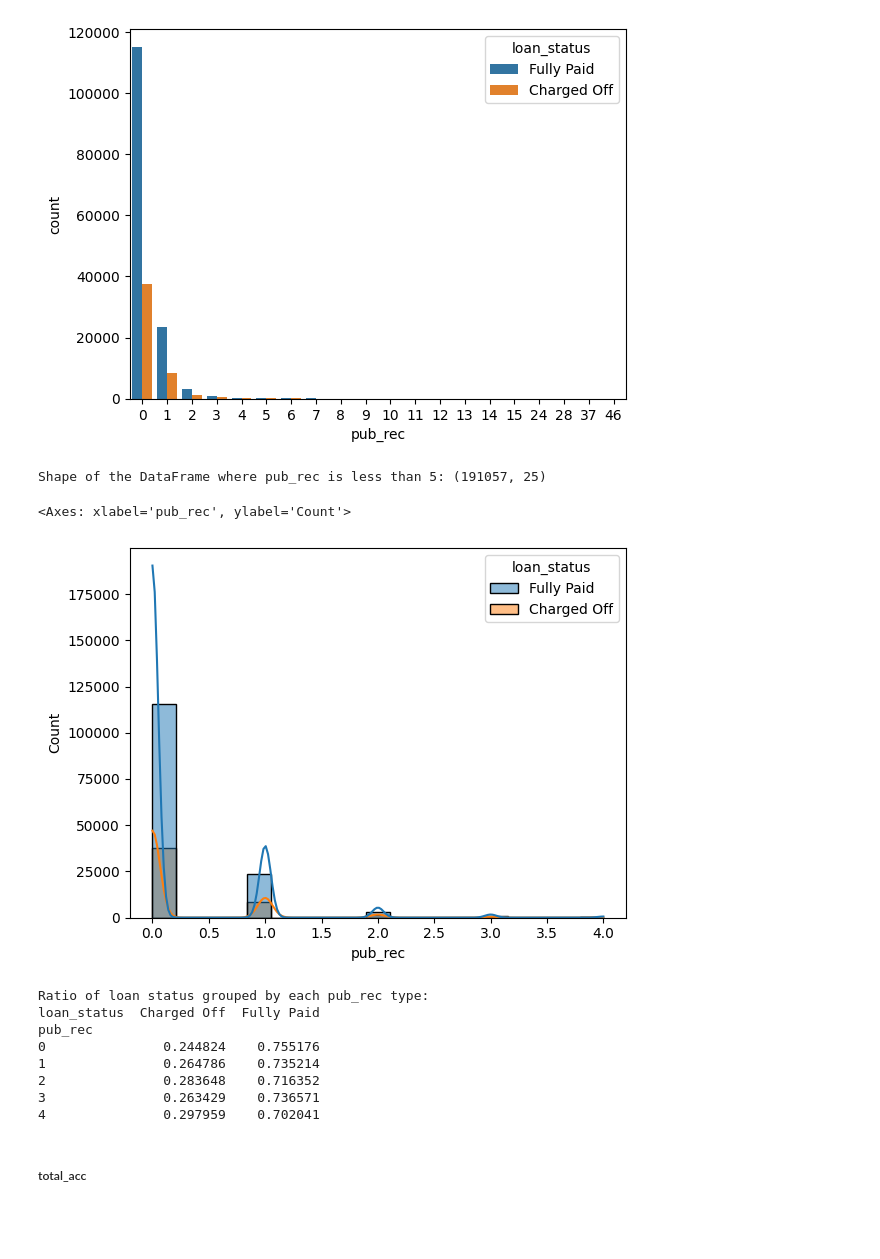
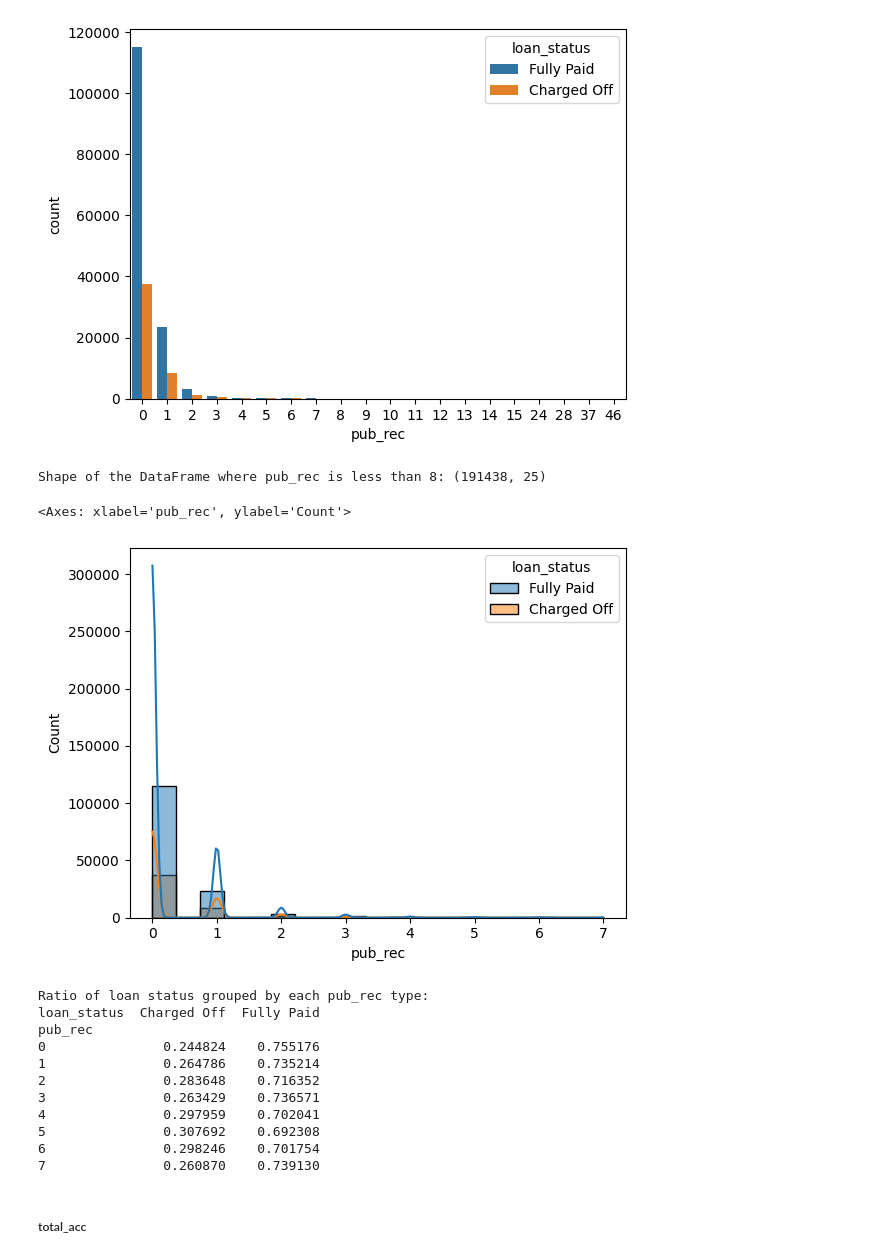
Before and after one commit to SenithDilitha/AIAndInnovation, a Jupyter notebook: LoanStatusPrediction/loan_status_prediction.ipynb, the cells around one changed output. Drawn from its saved outputs; the diff is of its cells as text; code cells hidden in the pictures; blank space fills up the shorter version.

```diff
--- a/LoanStatusPrediction/loan_status_prediction.ipynb
+++ b/LoanStatusPrediction/loan_status_prediction.ipynb
@@ -481,17 +486,17 @@ sns.countplot(data=df_modified, x='pub_rec', hue='loan_status')
 <Axes: xlabel='pub_rec', ylabel='count'>
 [figure]
 # %%
-threshold = 5
+threshold = 8
 filtered_df = df_modified[df_modified['pub_rec'] < threshold]
 
 # Check the shape of the filtered DataFrame
 print(f"Shape of the DataFrame where pub_rec is less than {threshold}:", filtered_df.shape)
 
 sns.histplot(data=filtered_df, x='pub_rec', kde=True, hue='loan_status')
 # %% [output]
-Shape of the DataFrame where pub_rec is less than 5: (191057, 25)
+Shape of the DataFrame where pub_rec is less than 8: (191438, 25)
 <Axes: xlabel='pub_rec', ylabel='Count'>
-[figure, old version]
+[figure, new version]
 # %%
 grouped = filtered_df.groupby(['pub_rec', 'loan_status']).size().unstack(fill_value=0)
 
@@ -510,6 +515,9 @@ pub_rec
 2               0.283648    0.716352
 3               0.263429    0.736571
 4               0.297959    0.702041
+5               0.307692    0.692308
+6               0.298246    0.701754
+7               0.260870    0.739130
 # %% [markdown]
 ##### total_acc
 # %%
```
Also changed, not shown: parts of 30 cells of this notebook.
